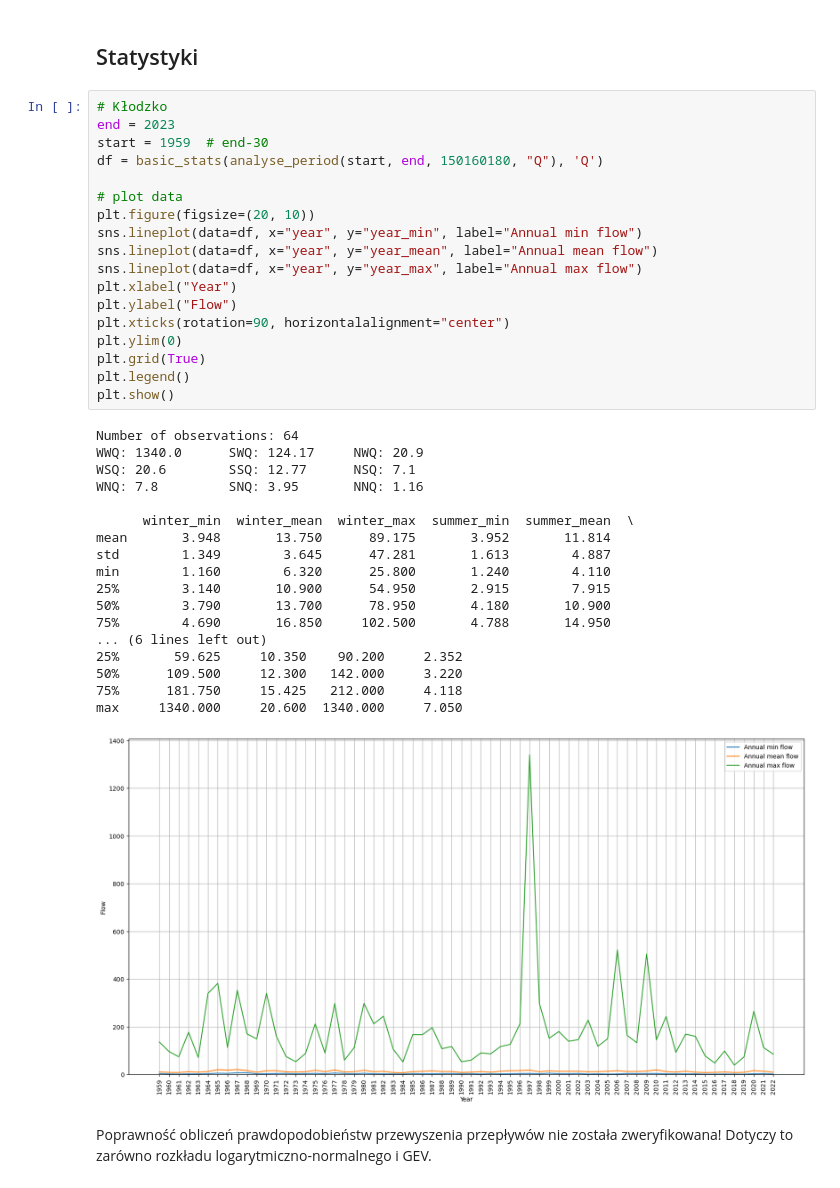
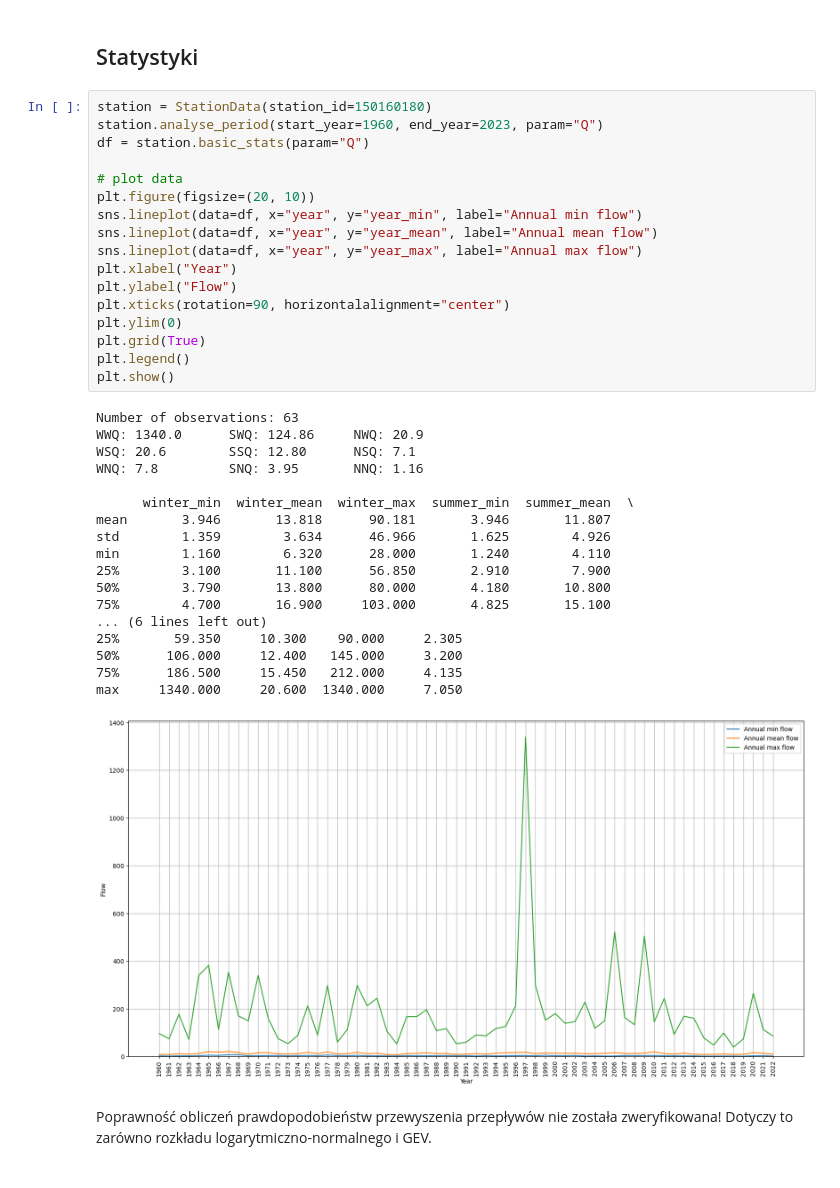
Before and after one commit to Daldek/IMGWTools, a Jupyter notebook: Notebooks/Stats.ipynb, the cells around one changed output. Drawn from its saved outputs; the diff is of its cells as text.

```diff
--- a/Notebooks/Stats.ipynb
+++ b/Notebooks/Stats.ipynb
@@ -8,42 +8,41 @@ from hydro_stats import *
 # %% [markdown]
 <h2>Statystyki</h2>
 # %%
-# Kłodzko
-end = 2023
-start = 1959  # end-30
-df = basic_stats(analyse_period(start, end, 150160180, "Q"), 'Q')
+station = StationData(station_id=150160180)
+station.analyse_period(start_year=1960, end_year=2023, param="Q")
+df = station.basic_stats(param="Q")
 
 # plot data
 plt.figure(figsize=(20, 10))
 sns.lineplot(data=df, x="year", y="year_min", label="Annual min flow")
 sns.lineplot(data=df, x="year", y="year_mean", label="Annual mean flow")
 sns.lineplot(data=df, x="year", y="year_max", label="Annual max flow")
 plt.xlabel("Year")
 plt.ylabel("Flow")
 plt.xticks(rotation=90, horizontalalignment="center")
 plt.ylim(0)
 plt.grid(True)
 plt.legend()
 plt.show()
 # %% [output]
-Number of observations: 64
-WWQ: 1340.0      SWQ: 124.17     NWQ: 20.9
-WSQ: 20.6        SSQ: 12.77      NSQ: 7.1
+Number of observations: 63
+WWQ: 1340.0      SWQ: 124.86     NWQ: 20.9
+WSQ: 20.6        SSQ: 12.80      NSQ: 7.1
 WNQ: 7.8         SNQ: 3.95       NNQ: 1.16
 
       winter_min  winter_mean  winter_max  summer_min  summer_mean  \
-mean       3.948       13.750      89.175       3.952       11.814
-std        1.349        3.645      47.281       1.613        4.887
-min        1.160        6.320      25.800       1.240        4.110
-25%        3.140       10.900      54.950       2.915        7.915
-50%        3.790       13.700      78.950       4.180       10.900
-75%        4.690       16.850     102.500       4.788       14.950
+mean       3.946       13.818      90.181       3.946       11.807
+std        1.359        3.634      46.966       1.625        4.926
+min        1.160        6.320      28.000       1.240        4.110
+25%        3.100       11.100      56.850       2.910        7.900
+50%        3.790       13.800      80.000       4.180       10.800
+75%        4.700       16.900     103.000       4.825       15.100
 ... (6 lines left out)
-25%       59.625     10.350    90.200     2.352
-50%      109.500     12.300   142.000     3.220
-75%      181.750     15.425   212.000     4.118
+25%       59.350     10.300    90.000     2.305
+50%      106.000     12.400   145.000     3.200
+75%      186.500     15.450   212.000     4.135
 max     1340.000     20.600  1340.000     7.050
-[figure, old version]
+[figure, new version]
 # %% [markdown]
 Poprawność obliczeń prawdopodobieństw przewyszenia przepływów nie została zweryfikowana! Dotyczy to zarówno rozkładu logarytmiczno-normalnego i GEV.
 # %%
```
Also changed, not shown: parts of 1 cell of this notebook, 1 other file.
